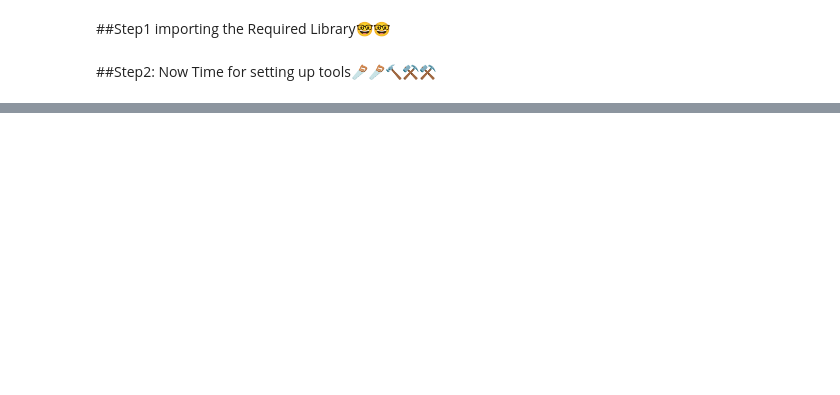
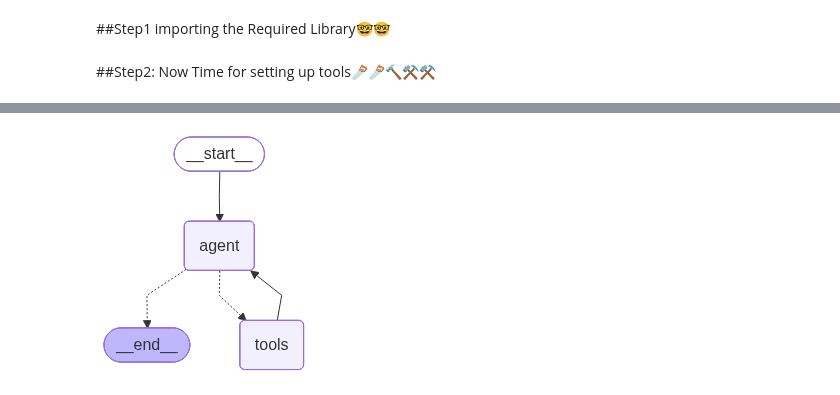
Before and after one commit to RautRitesh/langgraph, a Jupyter notebook: financial_analyst_agents.ipynb, the cells around one changed output, grey strips where cells are left out. Saved outputs shown, nothing was run; the diff lists cells and outputs as text; code cells hidden in the pictures; blank space fills up the shorter version.

```diff
--- a/financial_analyst_agents.ipynb
+++ b/financial_analyst_agents.ipynb
@@ -87,4 +92,27 @@ The ticker for Apple is AAPL.
 # %%
 tavily_search=TavilySearch(max_results=5,search_depth="advanced",tavily_api_key=tavily_api_key)
 # %%
-tools=[lookup_ticker,get_stock_price,tavily_search]
+tools=[lookup_ticker,get_stock_data,tavily_search]
+# %%
+llm_with_tools=llm.bind_tools(tools=tools)
+# %%
+def agent(state:MessagesState):
+  message=state["messages"]
+  system_prompt= SystemMessage(content=(
+        "You are a Senior Financial Analyst. Your goal is to provide accurate stock data and news. "
+        "Follow this process: "
+        "1. If given a name ('Apple'), use 'lookup_ticker' to find the symbol ('AAPL'). "
+        "2. If the user asks for history ('last 6 months'), pass '6mo' to the 'period' argument. "
+        "3. Use 'tavily_search_results_json' for explaining WHY the price moved."
+    ))
+  llm_message=[system_prompt]+message
+  response_llm=llm_with_tools.invoke(llm_message)
+  return {"messages":[response_llm]}
+# %%
+workflow=StateGraph(MessagesState)
+workflow.add_node("agent",agent)
+workflow.add_node("tools",ToolNode(tools))
+workflow.add_edge(START, "agent")
+workflow.add_conditional_edges("agent",tools_condition)
+workflow.add_edge("tools","agent")
+app=workflow.compile()
@@ -90,0 +121,4 @@ tools=[lookup_ticker,get_stock_price,tavily_search]
+# %%
+display(Image(app.get_graph().draw_mermaid_png()))
+# %% [output]
+[figure, added]
```
Also changed, not shown: parts of 5 cells of this notebook.
